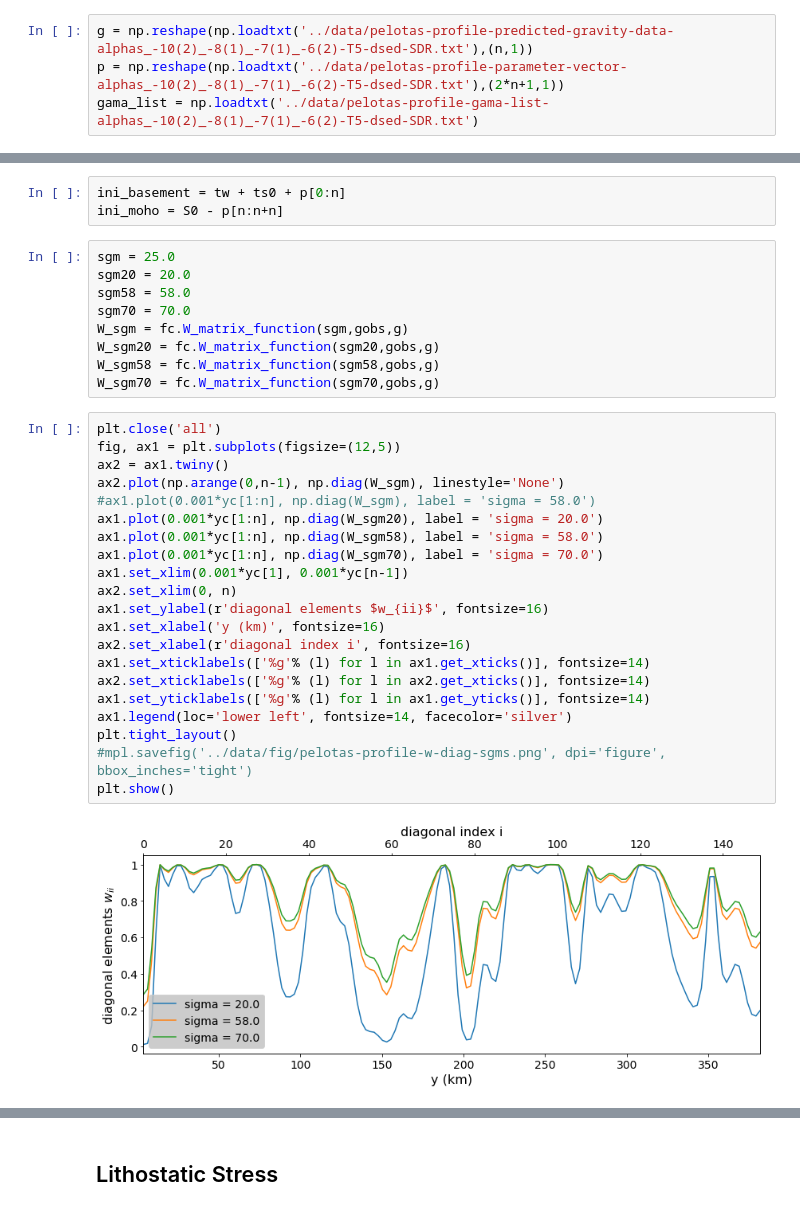
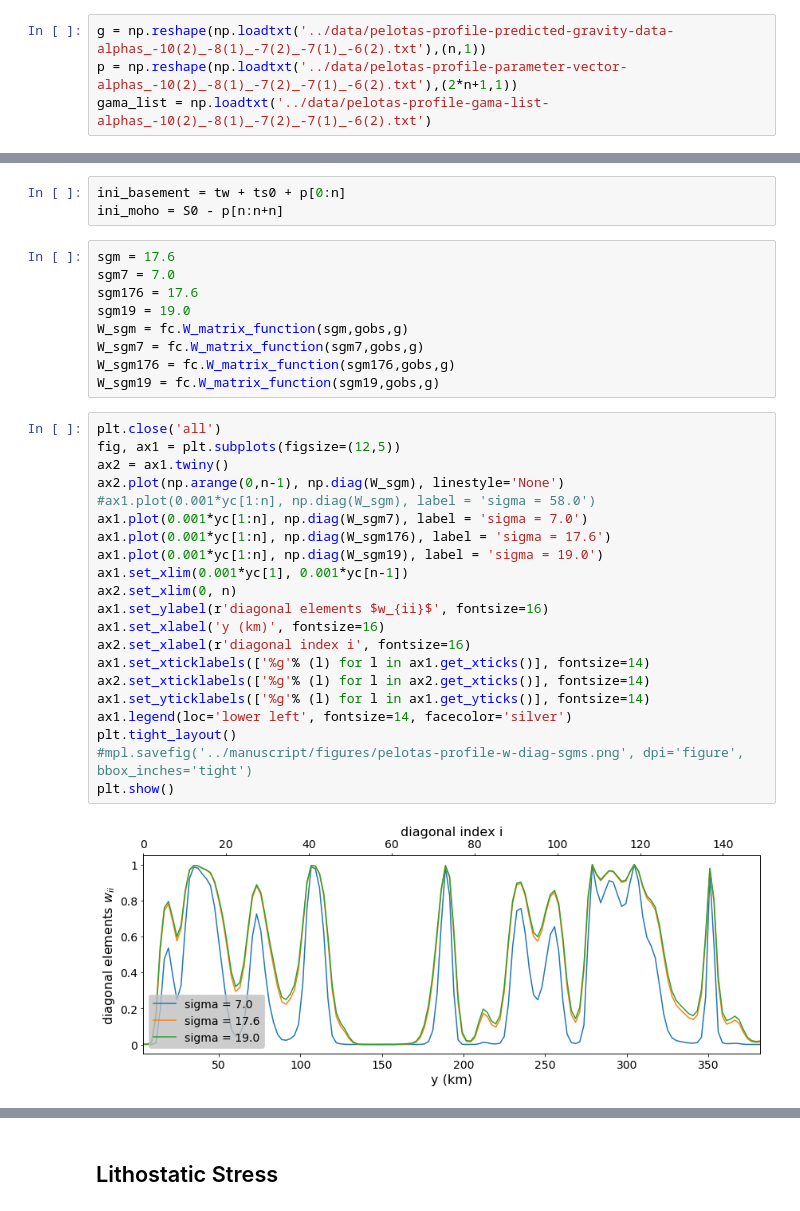
Before and after one commit to pinga-lab/paper-isostatic-grav2D, a Jupyter notebook: code/pelotas-profile-model-(inverse-problem)-(variable-isostatic-constrain).ipynb, the cells around one changed output, grey strips where cells are left out. Saved outputs shown, nothing was run; the diff lists cells and outputs as text.

Commit message:
Atualizacao dos notebooks referentes ao modelo Pelotas.

```diff
--- a/code/pelotas-profile-model-(inverse-problem)-(variable-isostatic-constrain).ipynb
+++ b/code/pelotas-profile-model-(inverse-problem)-(variable-isostatic-constrain).ipynb
@@ -289,7 +294,7 @@ print alpha0, alpha1, alpha2, alpha3
 # %% [markdown]
 ### Inversion code refinement
 # %%
-g = np.reshape(np.loadtxt('../data/pelotas-profile-predicted-gravity-data-alphas_-10(2)_-8(1)_-7(1)_-6(2)-T5-dsed-SDR.txt'),(n,1))
-p = np.reshape(np.loadtxt('../data/pelotas-profile-parameter-vector-alphas_-10(2)_-8(1)_-7(1)_-6(2)-T5-dsed-SDR.txt'),(2*n+1,1))
-gama_list = np.loadtxt('../data/pelotas-profile-gama-list-alphas_-10(2)_-8(1)_-7(1)_-6(2)-T5-dsed-SDR.txt')
+g = np.reshape(np.loadtxt('../data/pelotas-profile-predicted-gravity-data-alphas_-10(2)_-8(1)_-7(2)_-7(1)_-6(2).txt'),(n,1))
+p = np.reshape(np.loadtxt('../data/pelotas-profile-parameter-vector-alphas_-10(2)_-8(1)_-7(2)_-7(1)_-6(2).txt'),(2*n+1,1))
+gama_list = np.loadtxt('../data/pelotas-profile-gama-list-alphas_-10(2)_-8(1)_-7(2)_-7(1)_-6(2).txt')
 # %% [raw]
@@ -304,37 +305,37 @@ gama_list = np.loadtxt('../data/pelotas-profile-gama-list-alphas_-10(2)_-8(1)_-7
 ini_basement = tw + ts0 + p[0:n]
 ini_moho = S0 - p[n:n+n]
 # %%
-sgm = 25.0
-sgm20 = 20.0
-sgm58 = 58.0
-sgm70 = 70.0
+sgm = 17.6
+sgm7 = 7.0
+sgm176 = 17.6
+sgm19 = 19.0
 W_sgm = fc.W_matrix_function(sgm,gobs,g)
-W_sgm20 = fc.W_matrix_function(sgm20,gobs,g)
-W_sgm58 = fc.W_matrix_function(sgm58,gobs,g)
-W_sgm70 = fc.W_matrix_function(sgm70,gobs,g)
+W_sgm7 = fc.W_matrix_function(sgm7,gobs,g)
+W_sgm176 = fc.W_matrix_function(sgm176,gobs,g)
+W_sgm19 = fc.W_matrix_function(sgm19,gobs,g)
 # %%
 plt.close('all')
 fig, ax1 = plt.subplots(figsize=(12,5))
 ax2 = ax1.twiny()
 ax2.plot(np.arange(0,n-1), np.diag(W_sgm), linestyle='None')
 #ax1.plot(0.001*yc[1:n], np.diag(W_sgm), label = 'sigma = 58.0')
-ax1.plot(0.001*yc[1:n], np.diag(W_sgm20), label = 'sigma = 20.0')
-ax1.plot(0.001*yc[1:n], np.diag(W_sgm58), label = 'sigma = 58.0')
-ax1.plot(0.001*yc[1:n], np.diag(W_sgm70), label = 'sigma = 70.0')
+ax1.plot(0.001*yc[1:n], np.diag(W_sgm7), label = 'sigma = 7.0')
+ax1.plot(0.001*yc[1:n], np.diag(W_sgm176), label = 'sigma = 17.6')
+ax1.plot(0.001*yc[1:n], np.diag(W_sgm19), label = 'sigma = 19.0')
 ax1.set_xlim(0.001*yc[1], 0.001*yc[n-1])
 ax2.set_xlim(0, n)
 ax1.set_ylabel(r'diagonal elements $w_{ii}$', fontsize=16)
 ax1.set_xlabel('y (km)', fontsize=16)
 ax2.set_xlabel(r'diagonal index i', fontsize=16)
 ax1.set_xticklabels(['%g'% (l) for l in ax1.get_xticks()], fontsize=14)
 ax2.set_xticklabels(['%g'% (l) for l in ax2.get_xticks()], fontsize=14)
 ax1.set_yticklabels(['%g'% (l) for l in ax1.get_yticks()], fontsize=14)
 ax1.legend(loc='lower left', fontsize=14, facecolor='silver')
 plt.tight_layout()
-#mpl.savefig('../data/fig/pelotas-profile-w-diag-sgms.png', dpi='figure', bbox_inches='tight')
+#mpl.savefig('../manuscript/figures/pelotas-profile-w-diag-sgms.png', dpi='figure', bbox_inches='tight')
 plt.show()
 # %% [output]
-[figure, old version]
+[figure, new version]
 # %%
 g0 = g.copy()
 gama = gama_list[len(gama_list)-1]
```
Also changed, not shown: parts of 16 cells of this notebook, 4 other files.
